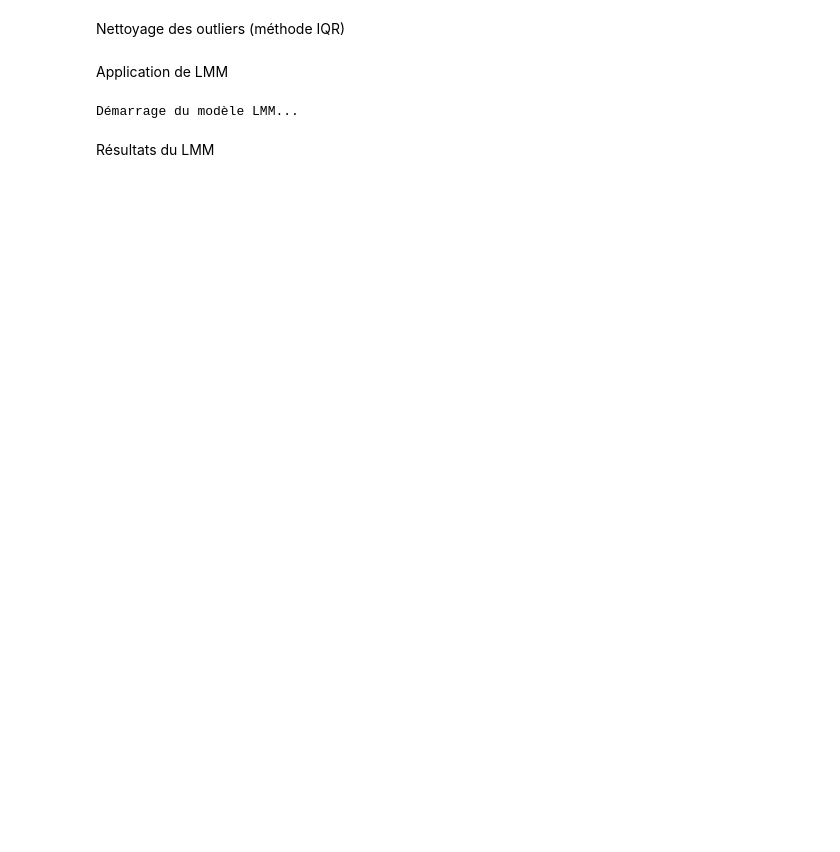
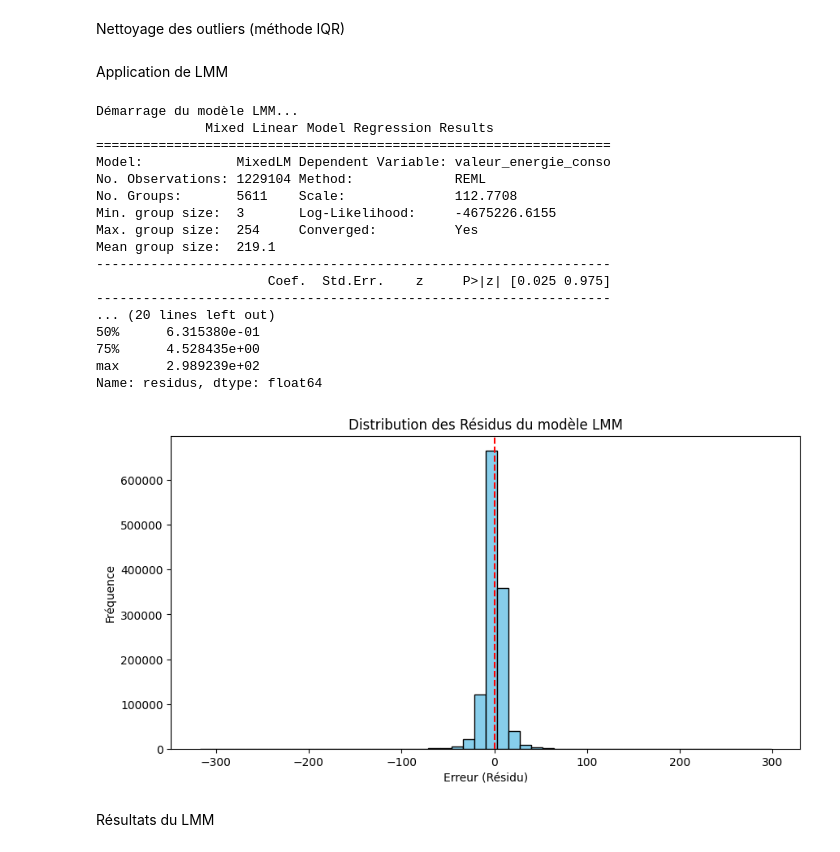
Before and after one commit to MatFerre/engie, a Jupyter notebook: original_method.ipynb, the cells around one changed output. Cells and saved outputs as stored; diff of their text form; code cells hidden in the pictures; blank space fills up the shorter version.

```diff
--- a/original_method.ipynb
+++ b/original_method.ipynb
@@ -82,33 +117,78 @@ df_final = df_clean[df_clean['pce'].isin(consistent_pce)]
 # %% [markdown]
 Application de LMM
 # %%
-# pas de scaling
-# analyse des résidus
-# ajouter la saisonnalité : mois + semaines (sin/cos)
-# email des régressions (pas juste mois + semaine en plus) simple et robuste
+import numpy as np
+import statsmodels.formula.api as smf
+import matplotlib.pyplot as plt
 
 # On repart du dataframe
 df_lmm = df_final.copy()
 
-# Standardisation
-df_lmm['hdd_scaled'] = df_lmm['hdd']
-df_lmm['trend_scaled'] = (df_lmm['trend'] - df_lmm['trend'].mean()) / df_lmm['trend'].std()
+# Saisonnalité
 
-# Selection du sous échantillon (ici tous les compteurs car ntile100 ==1)
+# Saisonnalité Annuelle / Mensuelle (Période = 365.25 jours)
+df_lmm['day_of_year'] = df_lmm['date_parsed'].dt.dayofyear
+df_lmm['sin_month'] = np.sin(2 * np.pi * df_lmm['day_of_year'] / 365.25)
+df_lmm['cos_month'] = np.cos(2 * np.pi * df_lmm['day_of_year'] / 365.25)
+
+# Saisonnalité Hebdomadaire (Période = 7 jours)
+df_lmm['day_of_week'] = df_lmm['date_parsed'].dt.dayofweek
+df_lmm['sin_week'] = np.sin(2 * np.pi * df_lmm['day_of_week'] / 7)
+df_lmm['cos_week'] = np.cos(2 * np.pi * df_lmm['day_of_week'] / 7)
+
+
+# Selection du sous échantillon (ici tous les compteurs car ntile100 == 1)
 data_for_model = df_lmm[df_lmm['ntile100'] == 1].copy()
 
-# Exécution du modèle
-formula = "valeur_energie_conso ~ hdd_scaled + trend_scaled + Is_Public_Holiday"
+
+# 3. Régression
+formula = "valeur_energie_conso ~ hdd + trend + Is_Public_Holiday + sin_month + cos_month + sin_week + cos_week"
 
 print("Démarrage du modèle LMM...")
 
-# re_formula="~hdd_scaled" : Pente aléatoire pour le HDD (chaque client réagit différemment au froid)
-model_lmm = smf.mixedlm(formula, data_for_model, groups=data_for_model["pce"], re_formula="~hdd_scaled")
+# re_formula="~hdd" : Pente aléatoire pour le HDD brut
+model_lmm = smf.mixedlm(formula, data_for_model, groups=data_for_model["pce"], re_formula="~hdd")
 
 # method=["lbfgs"] est plus robuste pour converger
 result_lmm = model_lmm.fit(method=["lbfgs"], maxiter=200)
+
+print(result_lmm.summary())
+
+
+# 4. Analyse des résidus
+# On extrait les erreurs du modèle (Ce que le modèle n'a pas su prédire)
+data_for_model['residus'] = result_lmm.resid
+
+print("\n--- Analyse des Résidus ---")
+print(data_for_model['residus'].describe())
+
+# Visualisation rapide des résidus (Optionnel mais recommandé)
+plt.figure(figsize=(10, 5))
+plt.hist(data_for_model['residus'], bins=50, color='skyblue', edgecolor='black')
+plt.title("Distribution des Résidus du modèle LMM")
+plt.xlabel("Erreur (Résidu)")
+plt.ylabel("Fréquence")
+plt.axvline(0, color='red', linestyle='dashed', linewidth=1.5)
+plt.show()
 # %% [output]
 Démarrage du modèle LMM...
+              Mixed Linear Model Regression Results
+==================================================================
+Model:            MixedLM Dependent Variable: valeur_energie_conso
+No. Observations: 1229104 Method:             REML
+No. Groups:       5611    Scale:              112.7708
+Min. group size:  3       Log-Likelihood:     -4675226.6155
+Max. group size:  254     Converged:          Yes
+Mean group size:  219.1
+------------------------------------------------------------------
+                      Coef.  Std.Err.    z     P>|z| [0.025 0.975]
+------------------------------------------------------------------
+... (20 lines left out)
+50%      6.315380e-01
+75%      4.528435e+00
+max      2.989239e+02
+Name: residus, dtype: float64
+[figure, added]
 # %% [markdown]
 Résultats du LMM
 # %%
```
Also changed, not shown: parts of 9 cells of this notebook, 6 other files.
